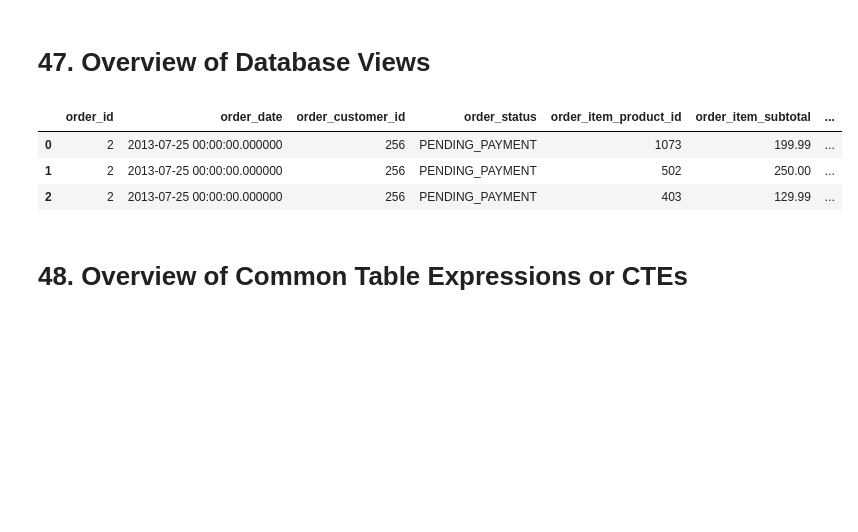
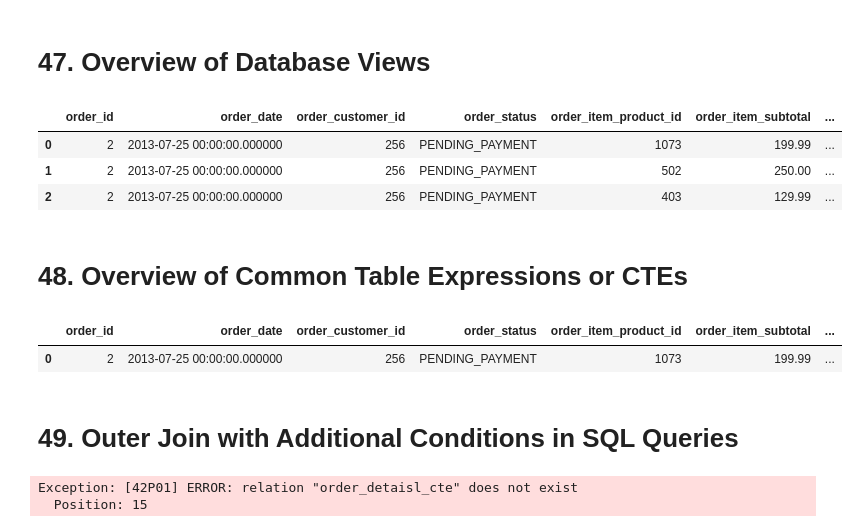
Before and after one commit to ZygimantasB/data_engineering_essentials_using_sql_python_pyspark, a Jupyter notebook: Section 5 Writing Basic SQL Queries/section_5.ipynb, the cells around one changed output. Saved outputs shown, nothing was run; the diff lists cells and outputs as text; code cells hidden in the pictures; blank space fills up the shorter version.

Commit message:
Next 49. Outer Join with Additional Conditions in SQL Queries

```diff
--- a/Section 5 Writing Basic SQL Queries/section_5.ipynb
+++ b/Section 5 Writing Basic SQL Queries/section_5.ipynb
@@ -258,3 +258,24 @@ WHERE order_id = 2;
 # 48. Overview of Common Table Expressions or CTEs
 # %%
 %%sql
+WITH order_detaisl_cte AS
+(SELECT o.*,
+       oi.order_item_product_id,
+       oi.order_item_subtotal,
+       oi.order_item_id
+FROM orders AS o
+    JOIN order_items AS oi
+        ON o.order_id = oi.order_item_id)
+SELECT * FROM order_detaisl_cte
+WHERE order_id = 2;
+# %% [output]
+|  | order_id | order_date | order_customer_id | order_status | order_item_product_id | order_item_subtotal | ... |
+| 0 | 2 | 2013-07-25 00:00:00.000000 | 256 | PENDING_PAYMENT | 1073 | 199.99 | ... |
+# %% [markdown]
+# 49. Outer Join with Additional Conditions in SQL Queries
+# %%
+%%sql
+SELECT * FROM order_detaisl_cte;
+# %% [output]
+Exception: [42P01] ERROR: relation "order_detaisl_cte" does not exist
+  Position: 15
```
